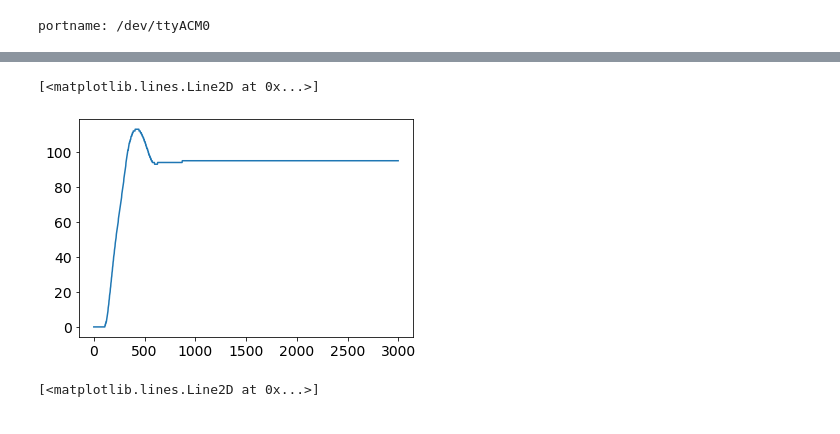
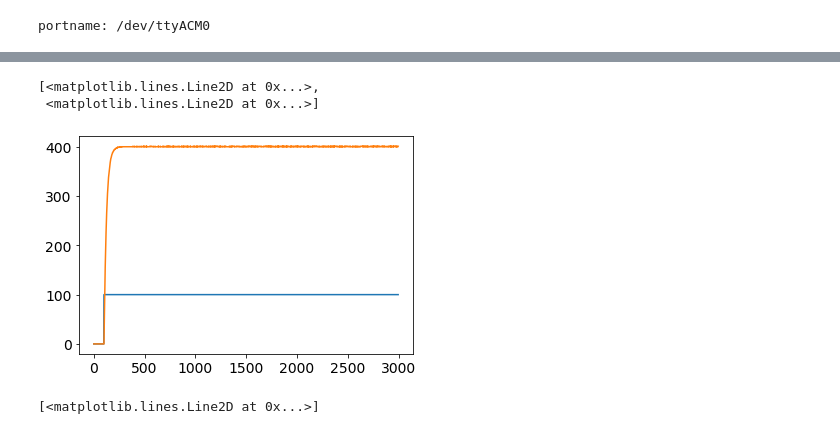
Before and after one commit to ryanGT/sabbatical_github, a Jupyter notebook: arduino_oop_block_diagram/test_runner_v1.ipynb, the cells around one changed output, grey strips where cells are left out. Cells and saved outputs as stored; diff of their text form; code cells hidden in the pictures.

```diff
--- a/arduino_oop_block_diagram/test_runner_v1.ipynb
+++ b/arduino_oop_block_diagram/test_runner_v1.ipynb
@@ -139,15 +132,16 @@ plt.plot(dt_array)
 # %%
-enc = float_array[:,-2]
-az = float_array[:,-1]
+v_in = float_array[:,-2]
+v_out = float_array[:,-1]
 # %%
 plt.figure()
-plt.plot(t, enc)
+plt.plot(t, v_in, t, v_out)
 #plt.ylim([-5,260])
 #plt.xlim([0,2000])
 #plt.legend(['ax','ay','az'])
 # %% [output]
-[<matplotlib.lines.Line2D at 0x...>]
+[<matplotlib.lines.Line2D at 0x...>,
+ <matplotlib.lines.Line2D at 0x...>]
-[figure, old version]
+[figure, new version]
 # %%
 plt.figure()
 plt.plot(t, az)
```
Also changed, not shown: parts of 4 cells of this notebook, 3 other files.
